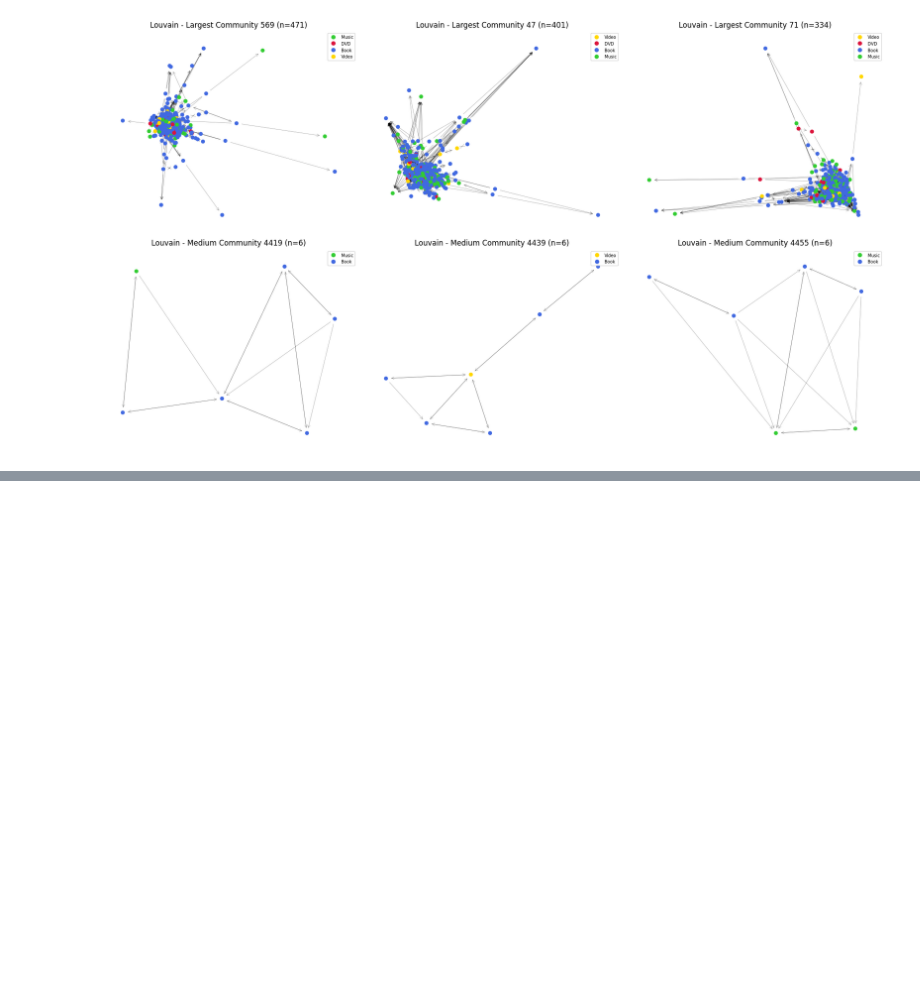
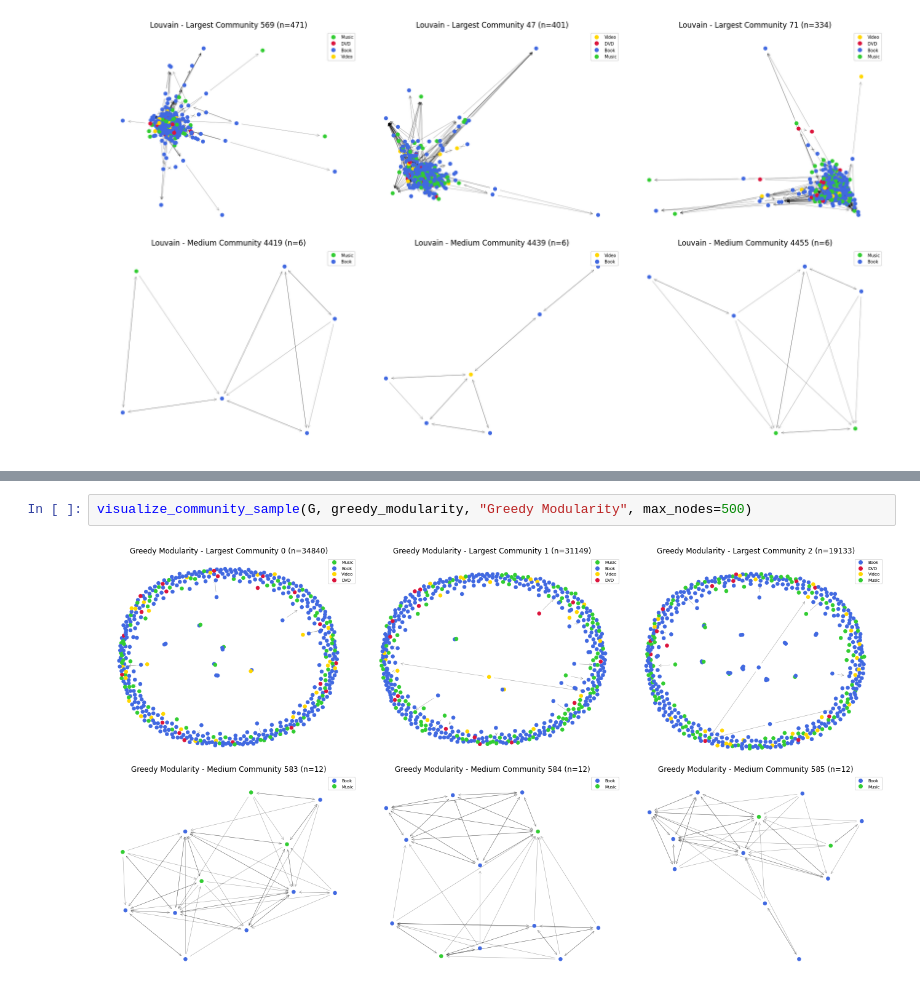
Before and after one commit to Miner-Lover/AmazonMining, a Jupyter notebook: community_detection.ipynb, the cells around one changed output, grey strips where cells are left out. Drawn from its saved outputs; the diff is of its cells as text; blank space fills up the shorter version.

```diff
--- a/community_detection.ipynb
+++ b/community_detection.ipynb
@@ -254,0 +311,4 @@ visualize_community_sample(G, lpa_communities, "LPA", max_nodes=500)
+# %%
+visualize_community_sample(G, greedy_modularity, "Greedy Modularity", max_nodes=500)
+# %% [output]
+[figure, added]
```
Also changed, not shown: parts of 14 cells of this notebook, 2 other files.
